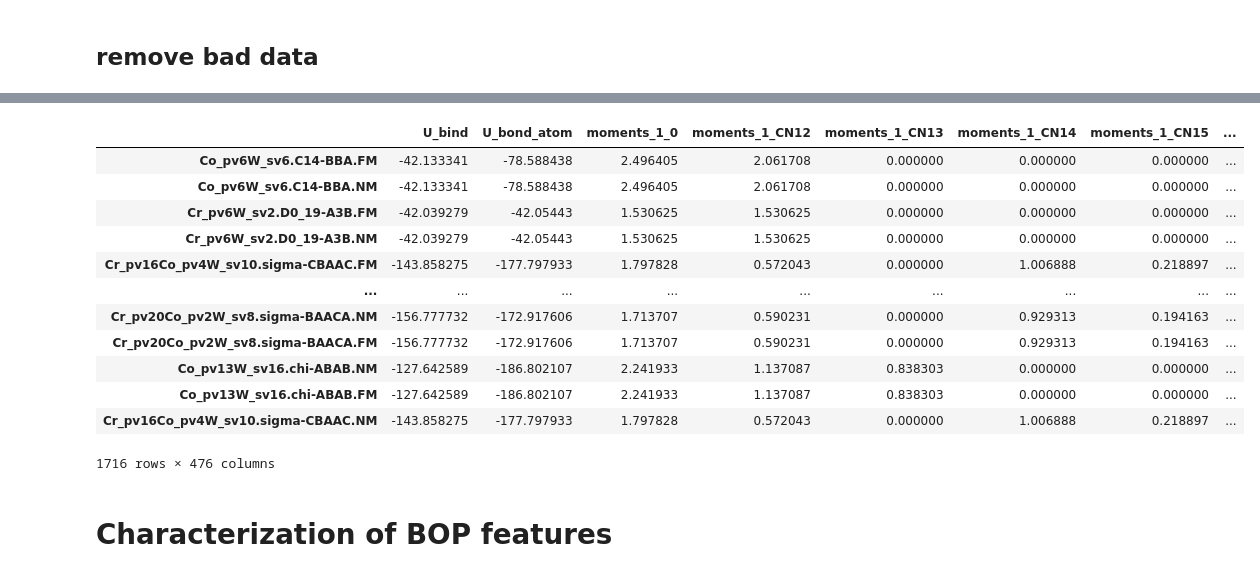
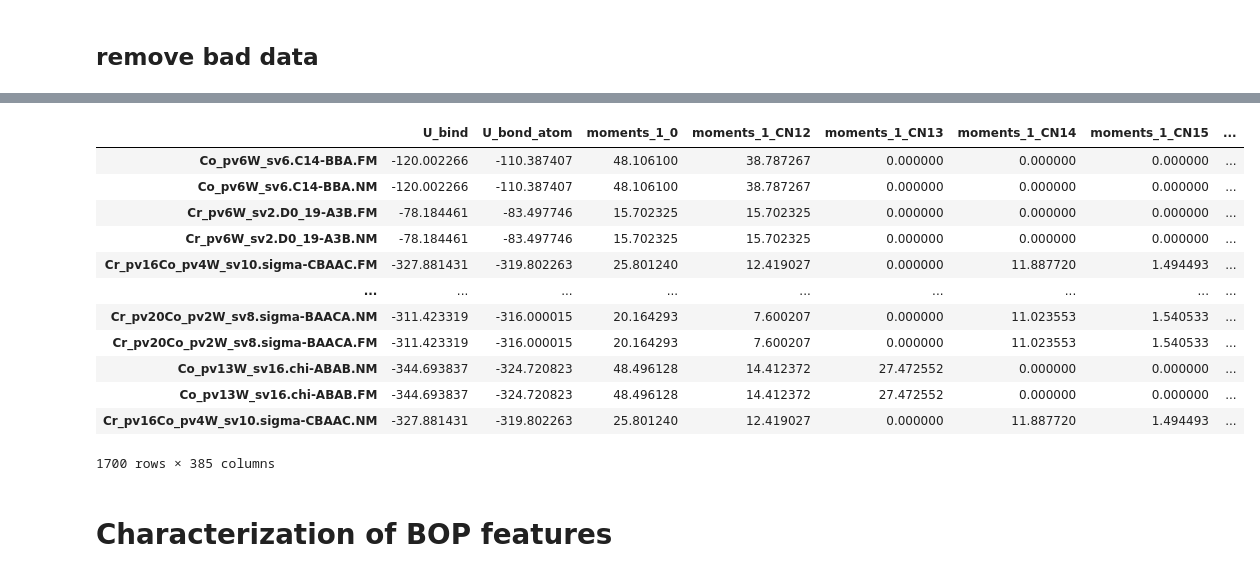
Before and after one commit to AIIMProject/MLFeMoTCPs, a Jupyter notebook: 05_ComputeBOPFeatures.ipynb, the cells around one changed output, grey strips where cells are left out. Cells and saved outputs as stored; diff of their text form; code cells hidden in the pictures.

```diff
--- a/05_ComputeBOPFeatures.ipynb
+++ b/05_ComputeBOPFeatures.ipynb
@@ -125,29 +131,33 @@ from Tools.DatasetTools import GeneralFeaturizer as gf
 # %%
 resultscnav = {}
 specialcolumns =['U_bind','U_bond_atom', 'U_bond_atom_list']
-for model, result in results.items():
+for model, result in tqdm(results.items()):
     columnstoexpand = result.columns.drop(specialcolumns)
     df = gf.array_expansions(result, columnstoexpand)
     ThisCoordination = CNList[result.index]
-    resultscnav[model] = gf.featurize_dataframe(df, ThisCoordination)
-    resultscnav[model] = pd.concat([result[specialcolumns[:-1]], resultscnav[model]],  axis=1)
+    df = gf.featurize_dataframe(df, ThisCoordination)
+    shape_factors = gf.get_shape_factors(df)
+    df = pd.concat([result[specialcolumns[:-1]], df, shape_factors],  axis=1)
+    selector = VarianceThreshold()
+    selector.fit(df)
+    resultscnav[model] = df.loc[:, selector.get_support()]
     averaged_bop_file = os.path.join(descriptorlocation,'CNAV_'+os.path.basename(resultspickle[model]))
     resultscnav[model].to_pickle(averaged_bop_file)
 # %%
-resultscnav['canonical']
+resultscnav['projections_os']
 # %% [output]
 |  | U_bind | U_bond_atom | moments_1_0 | moments_1_CN12 | moments_1_CN13 | moments_1_CN14 | moments_1_CN15 | ... |
-| Co_pv6W_sv6.C14-BBA.FM | -42.133341 | -78.588438 | 2.496405 | 2.061708 | 0.000000 | 0.000000 | 0.000000 | ... |
-| Co_pv6W_sv6.C14-BBA.NM | -42.133341 | -78.588438 | 2.496405 | 2.061708 | 0.000000 | 0.000000 | 0.000000 | ... |
-| Cr_pv6W_sv2.D0_19-A3B.FM | -42.039279 | -42.05443 | 1.530625 | 1.530625 | 0.000000 | 0.000000 | 0.000000 | ... |
-| Cr_pv6W_sv2.D0_19-A3B.NM | -42.039279 | -42.05443 | 1.530625 | 1.530625 | 0.000000 | 0.000000 | 0.000000 | ... |
-| Cr_pv16Co_pv4W_sv10.sigma-CBAAC.FM | -143.858275 | -177.797933 | 1.797828 | 0.572043 | 0.000000 | 1.006888 | 0.218897 | ... |
+| Co_pv6W_sv6.C14-BBA.FM | -120.002266 | -110.387407 | 48.106100 | 38.787267 | 0.000000 | 0.000000 | 0.000000 | ... |
+| Co_pv6W_sv6.C14-BBA.NM | -120.002266 | -110.387407 | 48.106100 | 38.787267 | 0.000000 | 0.000000 | 0.000000 | ... |
+| Cr_pv6W_sv2.D0_19-A3B.FM | -78.184461 | -83.497746 | 15.702325 | 15.702325 | 0.000000 | 0.000000 | 0.000000 | ... |
+| Cr_pv6W_sv2.D0_19-A3B.NM | -78.184461 | -83.497746 | 15.702325 | 15.702325 | 0.000000 | 0.000000 | 0.000000 | ... |
+| Cr_pv16Co_pv4W_sv10.sigma-CBAAC.FM | -327.881431 | -319.802263 | 25.801240 | 12.419027 | 0.000000 | 11.887720 | 1.494493 | ... |
 | ... | ... | ... | ... | ... | ... | ... | ... | ... |
-| Cr_pv20Co_pv2W_sv8.sigma-BAACA.NM | -156.777732 | -172.917606 | 1.713707 | 0.590231 | 0.000000 | 0.929313 | 0.194163 | ... |
-| Cr_pv20Co_pv2W_sv8.sigma-BAACA.FM | -156.777732 | -172.917606 | 1.713707 | 0.590231 | 0.000000 | 0.929313 | 0.194163 | ... |
-| Co_pv13W_sv16.chi-ABAB.NM | -127.642589 | -186.802107 | 2.241933 | 1.137087 | 0.838303 | 0.000000 | 0.000000 | ... |
-| Co_pv13W_sv16.chi-ABAB.FM | -127.642589 | -186.802107 | 2.241933 | 1.137087 | 0.838303 | 0.000000 | 0.000000 | ... |
-| Cr_pv16Co_pv4W_sv10.sigma-CBAAC.NM | -143.858275 | -177.797933 | 1.797828 | 0.572043 | 0.000000 | 1.006888 | 0.218897 | ... |
+| Cr_pv20Co_pv2W_sv8.sigma-BAACA.NM | -311.423319 | -316.000015 | 20.164293 | 7.600207 | 0.000000 | 11.023553 | 1.540533 | ... |
+| Cr_pv20Co_pv2W_sv8.sigma-BAACA.FM | -311.423319 | -316.000015 | 20.164293 | 7.600207 | 0.000000 | 11.023553 | 1.540533 | ... |
+| Co_pv13W_sv16.chi-ABAB.NM | -344.693837 | -324.720823 | 48.496128 | 14.412372 | 27.472552 | 0.000000 | 0.000000 | ... |
+| Co_pv13W_sv16.chi-ABAB.FM | -344.693837 | -324.720823 | 48.496128 | 14.412372 | 27.472552 | 0.000000 | 0.000000 | ... |
+| Cr_pv16Co_pv4W_sv10.sigma-CBAAC.NM | -327.881431 | -319.802263 | 25.801240 | 12.419027 | 0.000000 | 11.887720 | 1.494493 | ... |
-1716 rows × 476 columns
+1700 rows × 385 columns
 # %% [markdown]
 # Characterization of BOP features
```
Also changed, not shown: parts of 9 cells of this notebook, 3 other files.
